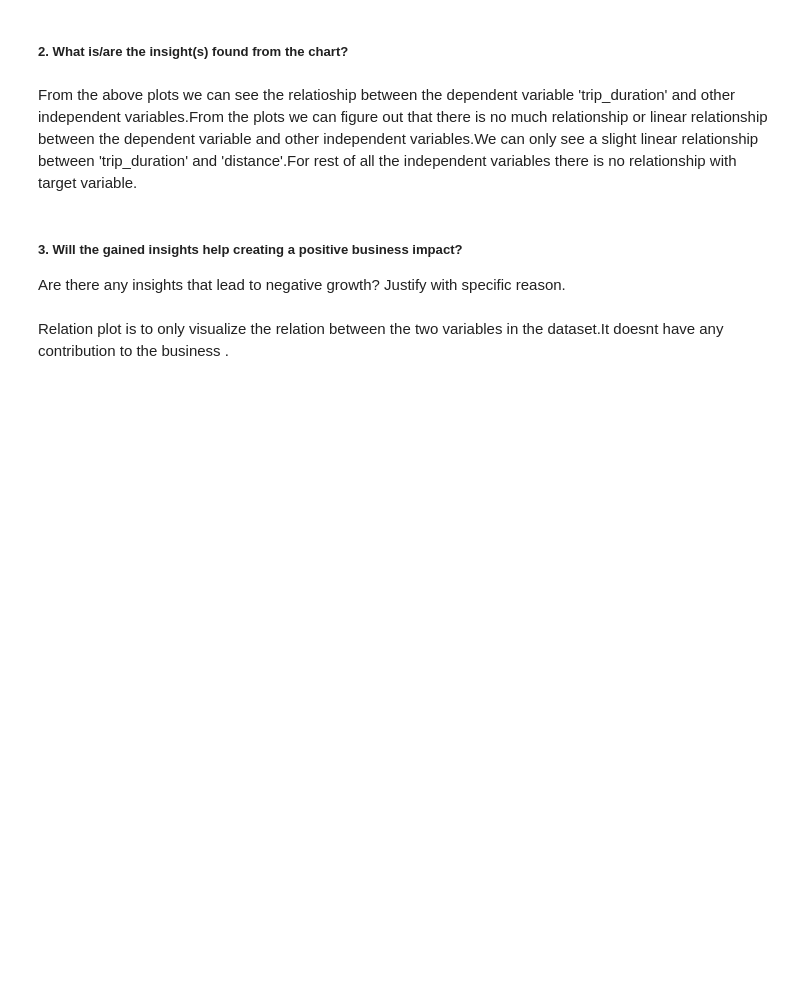
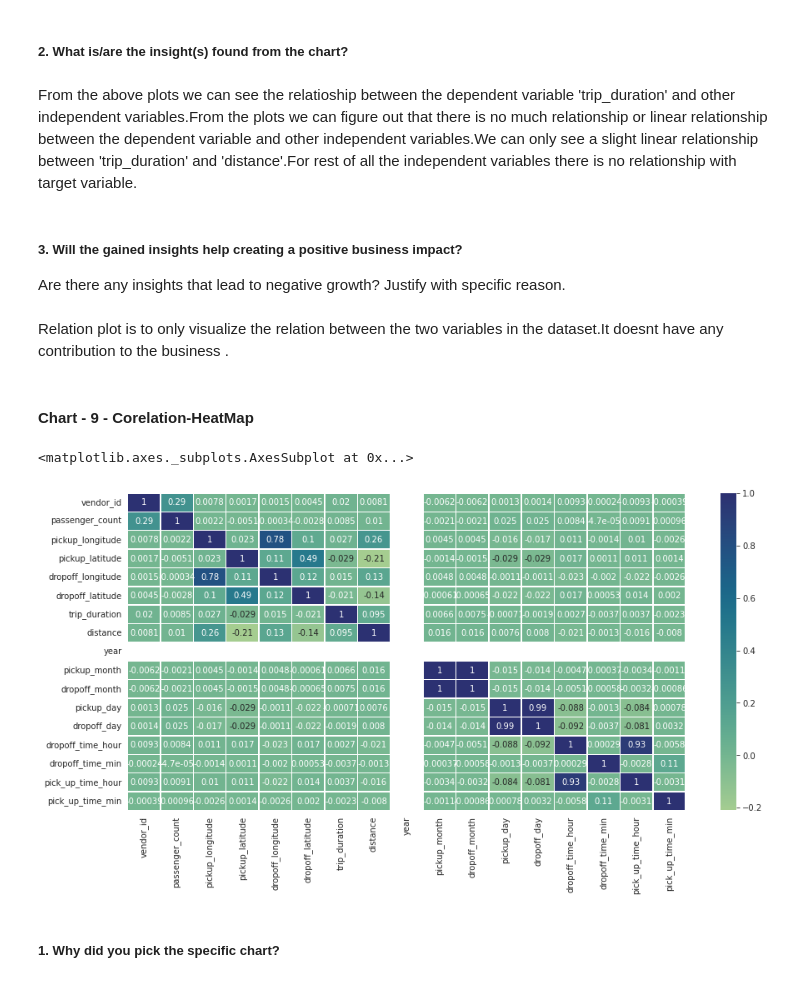
Before and after one commit to 1991Ab/Capstone-project-2-Taxi-trip-time-Prediction, a Jupyter notebook: Taxi_trip_time_Prediction_individual_notebook.ipynb, the cells around one changed output. Drawn from its saved outputs; the diff is of its cells as text; code cells hidden in the pictures; blank space fills up the shorter version.

```diff
--- a/Taxi_trip_time_Prediction_individual_notebook.ipynb
+++ b/Taxi_trip_time_Prediction_individual_notebook.ipynb
@@ -838,3 +830,17 @@ From the above plots we can see the relatioship between the dependent variable '
 Are there any insights that lead to negative growth? Justify with specific reason.
 # %% [markdown]
 Relation plot is to only visualize the relation between the two variables in the dataset.It doesnt have any contribution to the business .
+# %% [markdown]
+#### Chart - 9 - Corelation-HeatMap
+# %%
+# Chart - 9- visualization code
+# Visualizing the corelation between the variables.
+# Correlation Heatmap visualization code
+
+plt.figure(figsize = (15,7))
+sns.heatmap(df.corr(), linewidths = 0.5, annot = True ,cmap="crest")
+# %% [output]
+<matplotlib.axes._subplots.AxesSubplot at 0x...>
+[figure, added]
+# %% [markdown]
+##### 1. Why did you pick the specific chart?
```
Also changed, not shown: parts of 6 cells of this notebook.
